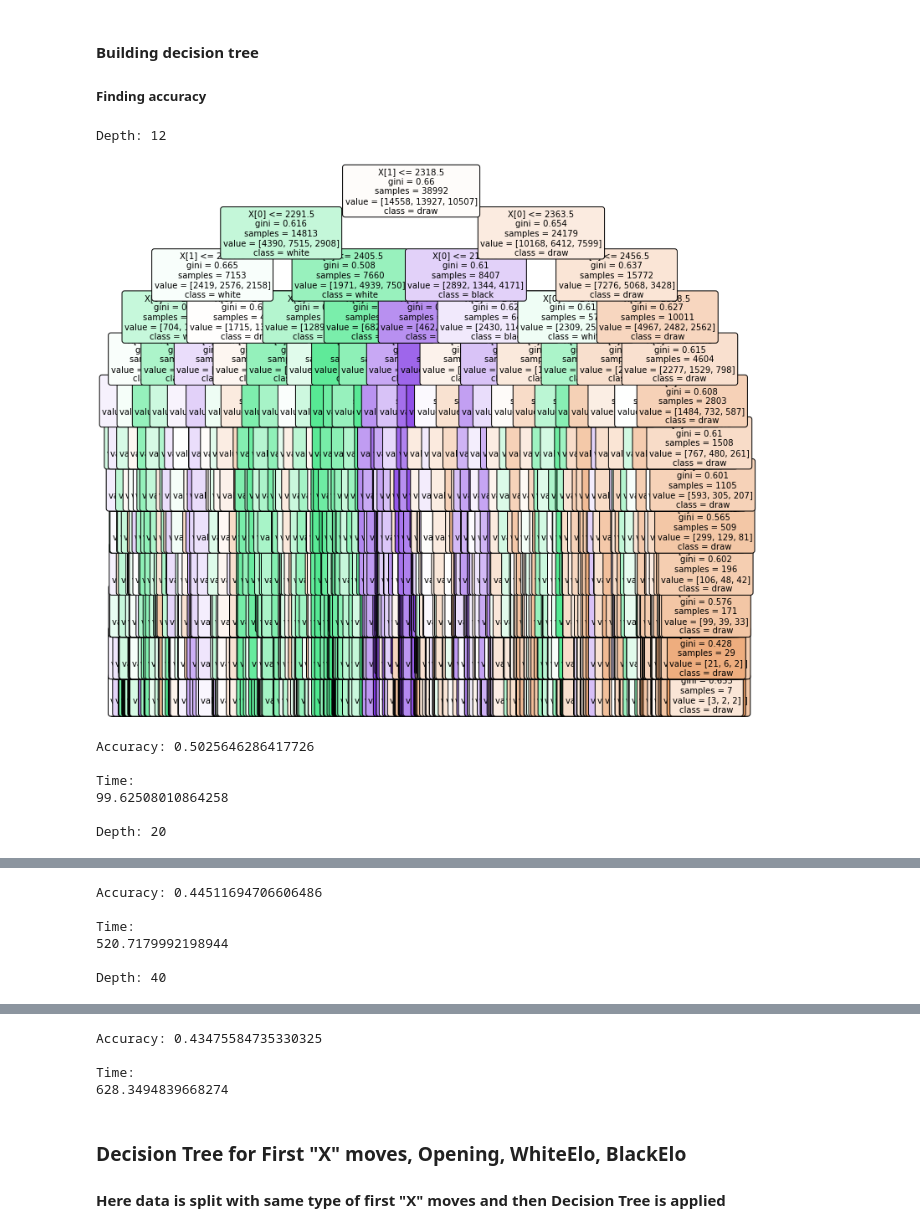
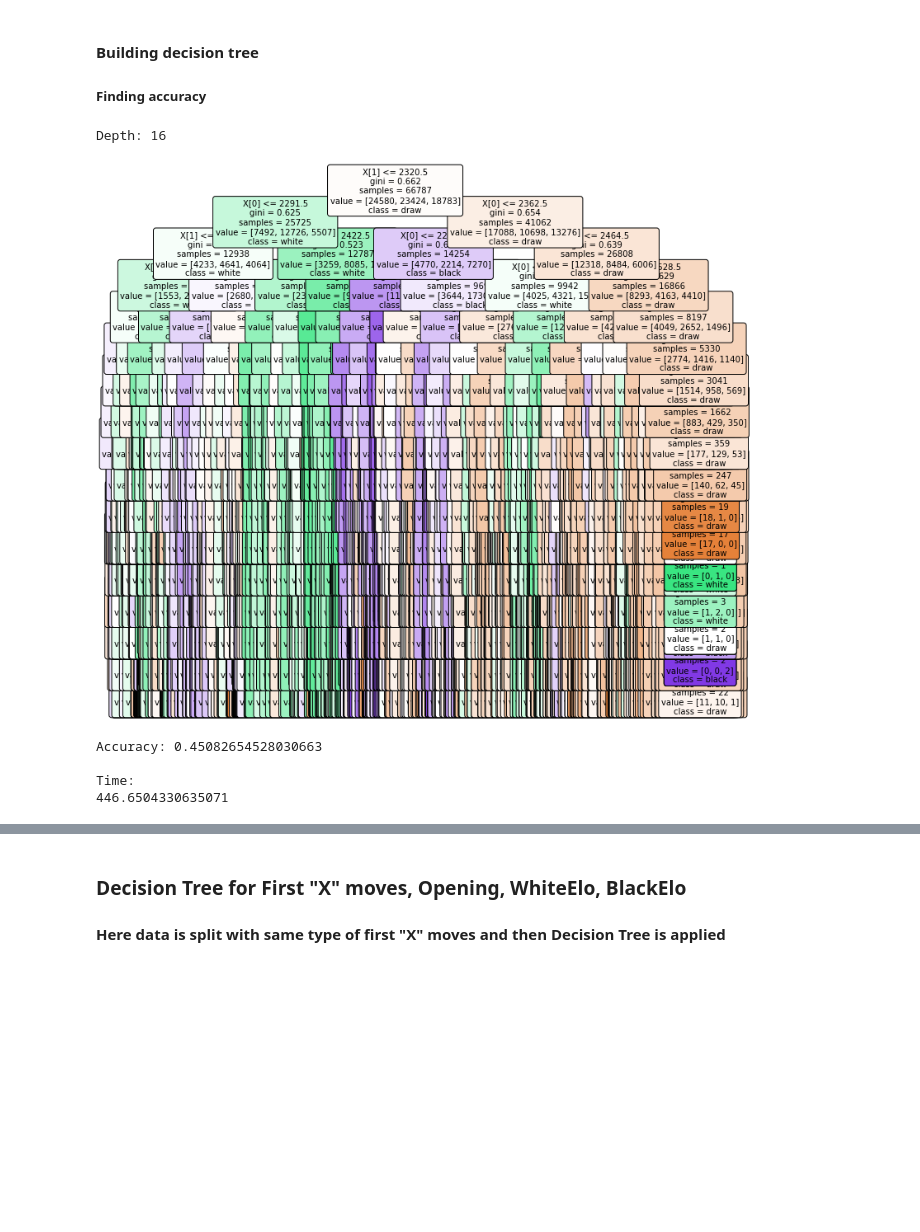
Before and after one commit to nidhi-tholar/255_Team_11, a Jupyter notebook: decision_tree.ipynb, the cells around one changed output, grey strips where cells are left out. Saved outputs shown, nothing was run; the diff lists cells and outputs as text; code cells hidden in the pictures; blank space fills up the shorter version.

```diff
--- a/decision_tree.ipynb
+++ b/decision_tree.ipynb
@@ -31,7 +39,10 @@ Name: Opening, dtype: int64
 # %% [markdown]
 ### Replacing Opening and game result with numerical values
 # %%
-df.replace({'Opening': {'sicilian_rossolimo':1, 'caro_kann_classic':2, 'sicilian_dragon_other6':3, 'four_knights':4, 'qid4e3':5}}, inplace=True)
+df.replace({'Opening': {'sicilian_rossolimo':1, 'caro_kann_classic':2, 'sicilian_dragon_other6':3, 'four_knights':4, 'qid4e3':5,
+                        'GiuocoPiano': 6,'Nimzowitsch-Larsen':7, 'Caro-Kann2c4': 9, 'Kings_Gamit':10, 'Modern':11}}, inplace=True)
+
+
 df.replace({'game_result': {'draw':0, 'white':1, 'black':2}}, inplace=True)
 # %% [markdown]
 ### Decision Tree Based on Opening, WhiteElo and BlackElo
@@ -73,7 +81,7 @@ Name: game_result, Length: 9748, dtype: int64
 #### Building decision tree
 ##### Finding accuracy
 # %%
-def build_decision_tree(depth):
+def build_decision_tree(depth, x_train,y_train, x_test, y_test):
     print("\nDepth: " +str(depth))
 
     #  1. create a model
@@ -94,18 +102,16 @@ def build_decision_tree(depth):
     #  5. find the training and testing accuracy
     print("Accuracy:", metrics.accuracy_score(y_test, y_pred))
 # %%
-for depth in [12, 20, 40]:
+for depth in [16]:
     start = time.time()
-    build_decision_tree(depth)
+    build_decision_tree(depth, x_train,y_train, x_test, y_test)
     end = time.time()
     print('\nTime:')
     print(end - start)
 # %% [output]
-Depth: 12
+Depth: 16
-[figure, old version]
+[figure, new version]
-Accuracy: 0.5025646286417726
+Accuracy: 0.45082654528030663
 
 Time:
-99.62508010864258
-
-Depth: 20
+446.6504330635071
@@ -113,6 +117,0 @@ Depth: 20
-Accuracy: 0.44511694706606486
-
-Time:
-520.7179992198944
-
-Depth: 40
@@ -120,7 +118,3 @@ Depth: 40
-Accuracy: 0.43475584735330325
-
-Time:
-628.3494839668274
 # %% [markdown]
 ### Decision Tree for First "X" moves, Opening, WhiteElo, BlackElo
 #### Here data is split with same type of first "X" moves and then Decision Tree is applied
```
Also changed, not shown: parts of 10 cells of this notebook, 2 other files.
